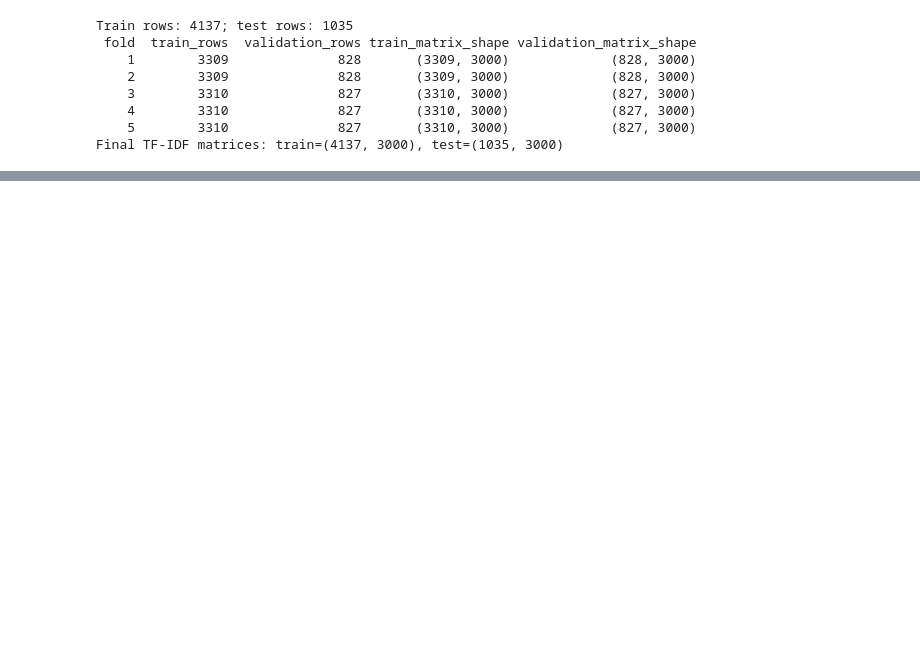
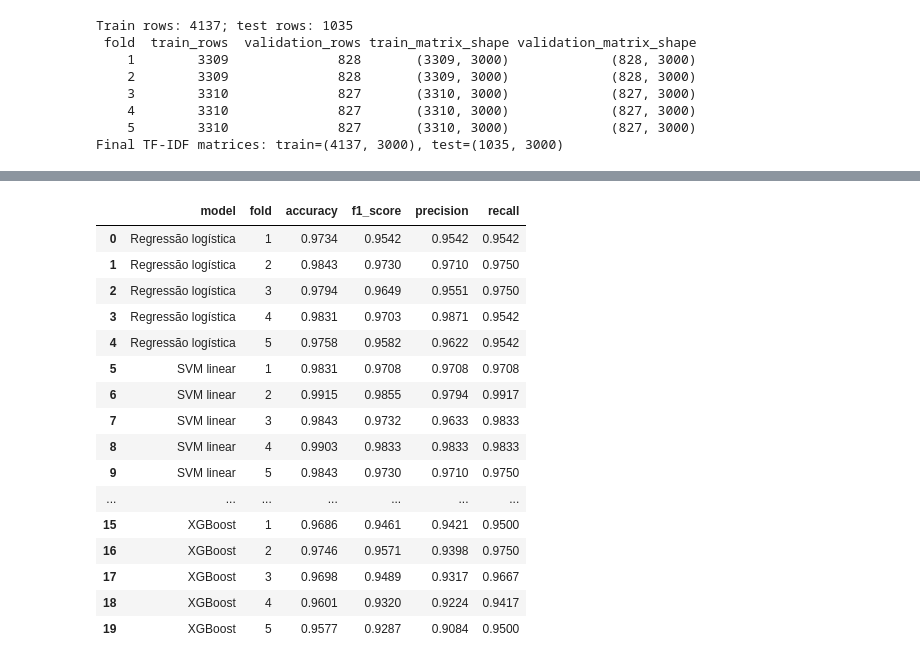
Before and after one commit to joaosuwa/spam-detection-model-comparison, a Jupyter notebook: src/spam-detection.ipynb, the cells around one changed output, grey strips where cells are left out. Cells and saved outputs as stored; diff of their text form; code cells hidden in the pictures; blank space fills up the shorter version.

```diff
--- a/src/spam-detection.ipynb
+++ b/src/spam-detection.ipynb
@@ -233,0 +299,56 @@ plot_class_distribution(y_test, TARGET, ['Normal', 'Spam'],
+# %%
+from sklearn.linear_model import LogisticRegression
+from sklearn.svm import LinearSVC
+from sklearn.tree import DecisionTreeClassifier
+from xgboost import XGBClassifier
+
+models = {
+    "Regressão logística": LogisticRegression(max_iter=1000, random_state=42),
+    "SVM linear": LinearSVC(random_state=42),
+    "Árvore de decisão": DecisionTreeClassifier(random_state=42),
+    "XGBoost": XGBClassifier(
+        objective="binary:logistic", tree_method="hist", random_state=42, n_jobs=1
+    ),
+}
+
+fold_results = []
+fold_predictions = {}
+for model_name, model_template in models.items():
+    for fold in fold_data:
+        model = clone(model_template)
+        model.fit(fold["X_train"], fold["y_train"])
+        predictions = model.predict(fold["X_validation"])
+        y_true = fold["y_validation"]
+
+        fold_predictions[(model_name, fold["fold"])] = pd.DataFrame(
+            {"y_true": y_true, "y_pred": predictions}, index=y_true.index
+        )
+        fold_results.append({
+            "model": model_name,
+            "fold": fold["fold"],
+            "accuracy": calculate_accuracy(y_true, predictions),
+            "f1_score": calculate_f1_score(y_true, predictions),
+            "precision": calculate_precision(y_true, predictions),
+            "recall": calculate_recall(y_true, predictions),
+        })
+
+results_by_fold = pd.DataFrame(fold_results)
+display(results_by_fold.round(4))
+# %% [output]
+|  | model | fold | accuracy | f1_score | precision | recall |
+| 0 | Regressão logística | 1 | 0.9734 | 0.9542 | 0.9542 | 0.9542 |
+| 1 | Regressão logística | 2 | 0.9843 | 0.9730 | 0.9710 | 0.9750 |
+| 2 | Regressão logística | 3 | 0.9794 | 0.9649 | 0.9551 | 0.9750 |
+| 3 | Regressão logística | 4 | 0.9831 | 0.9703 | 0.9871 | 0.9542 |
+| 4 | Regressão logística | 5 | 0.9758 | 0.9582 | 0.9622 | 0.9542 |
+| 5 | SVM linear | 1 | 0.9831 | 0.9708 | 0.9708 | 0.9708 |
+| 6 | SVM linear | 2 | 0.9915 | 0.9855 | 0.9794 | 0.9917 |
+| 7 | SVM linear | 3 | 0.9843 | 0.9732 | 0.9633 | 0.9833 |
+| 8 | SVM linear | 4 | 0.9903 | 0.9833 | 0.9833 | 0.9833 |
+| 9 | SVM linear | 5 | 0.9843 | 0.9730 | 0.9710 | 0.9750 |
+| ... | ... | ... | ... | ... | ... | ... |
+| 15 | XGBoost | 1 | 0.9686 | 0.9461 | 0.9421 | 0.9500 |
+| 16 | XGBoost | 2 | 0.9746 | 0.9571 | 0.9398 | 0.9750 |
+| 17 | XGBoost | 3 | 0.9698 | 0.9489 | 0.9317 | 0.9667 |
+| 18 | XGBoost | 4 | 0.9601 | 0.9320 | 0.9224 | 0.9417 |
+| 19 | XGBoost | 5 | 0.9577 | 0.9287 | 0.9084 | 0.9500 |
```
Also changed, not shown: parts of 11 cells of this notebook.
